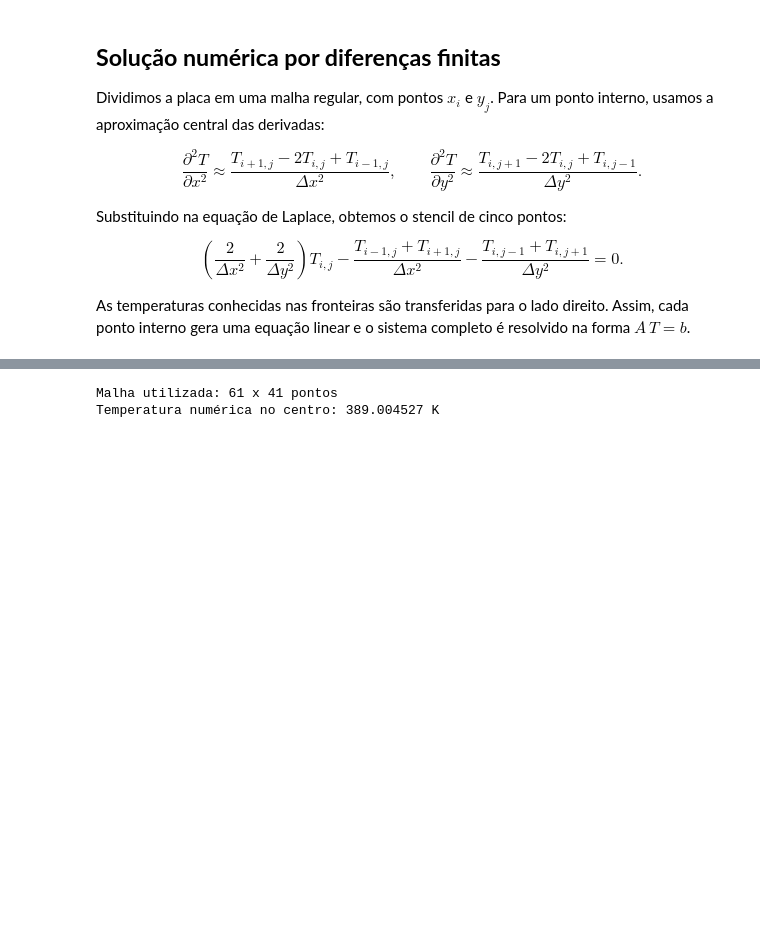
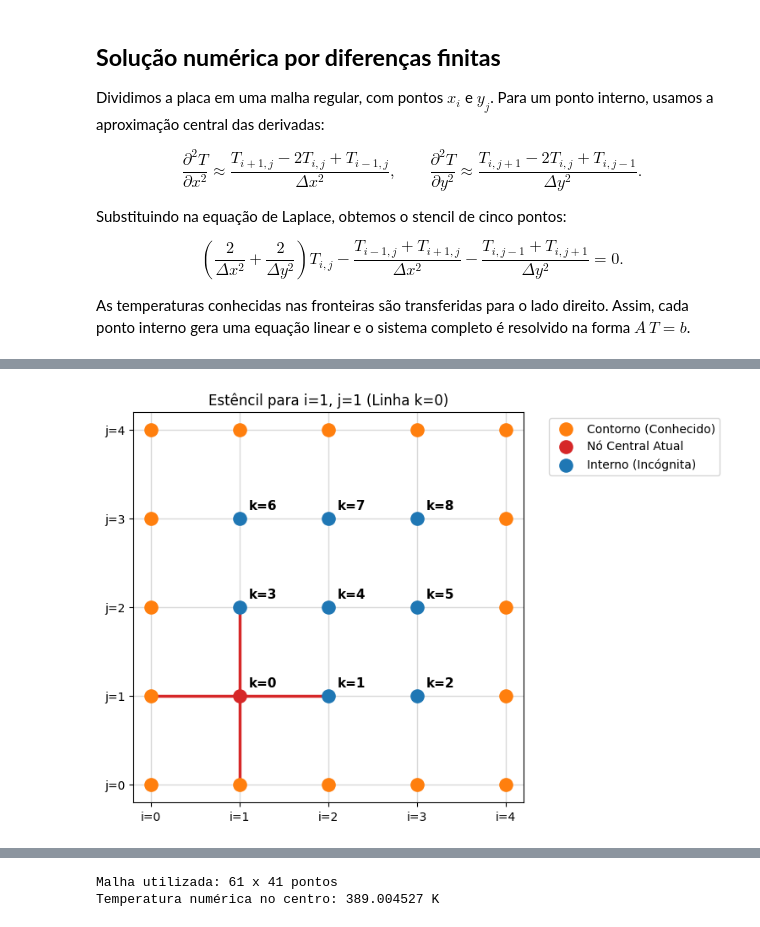
Before and after one commit to Paulo-de-Souza/HeatTransferPINN, a Jupyter notebook: Aulas_Notebooks/Aula03/Aula03_Parte2_2D_Estacionario.ipynb, the cells around one changed output, grey strips where cells are left out. Saved outputs shown, nothing was run; the diff lists cells and outputs as text; code cells hidden in the pictures; blank space fills up the shorter version.

```diff
--- a/Aulas_Notebooks/Aula03/Aula03_Parte2_2D_Estacionario.ipynb
+++ b/Aulas_Notebooks/Aula03/Aula03_Parte2_2D_Estacionario.ipynb
@@ -169,0 +303,4 @@ As temperaturas conhecidas nas fronteiras são transferidas para o lado direito.
+# %%
+plot_malha_didatica(5, 5, i_alvo=1, j_alvo=1, titulo="Estêncil para i=1, j=1 (Linha k=0)")
+# %% [output]
+[figure, added]
```
Also changed, not shown: parts of 16 cells of this notebook.
